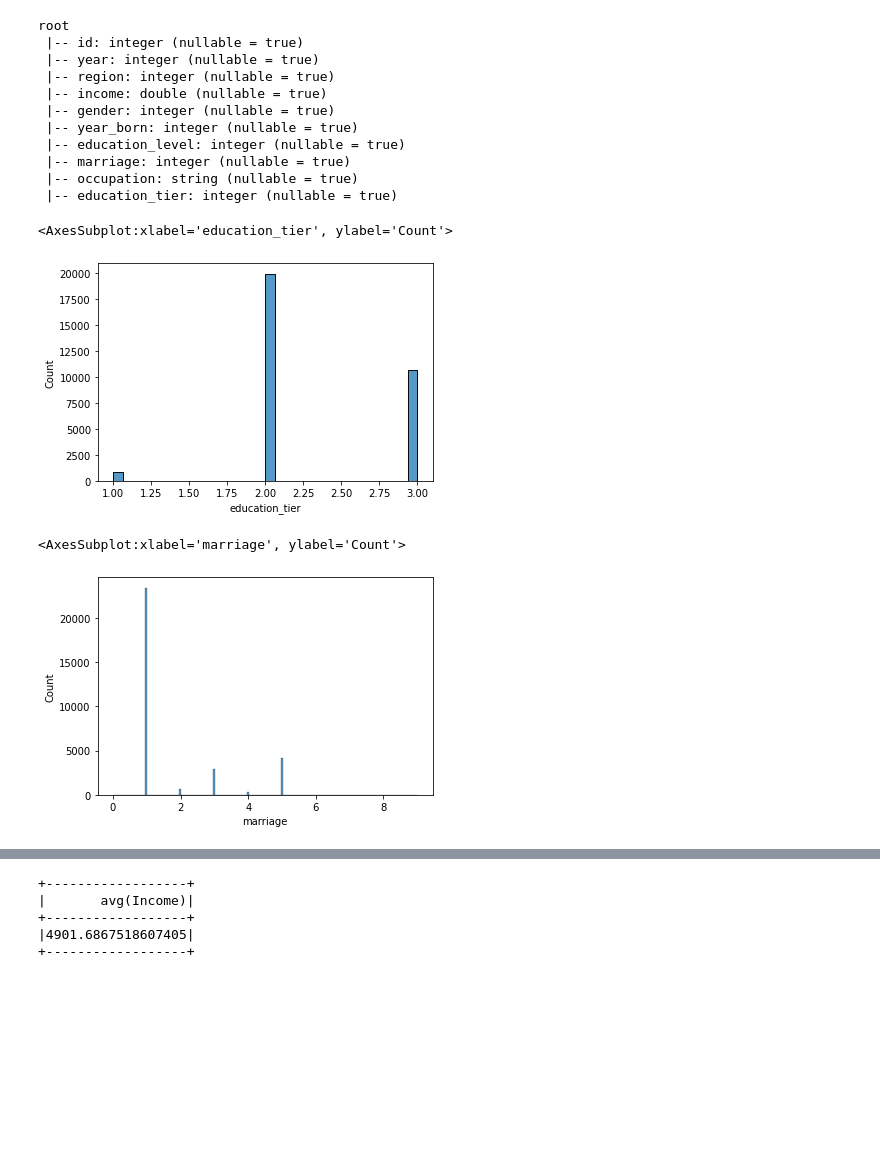
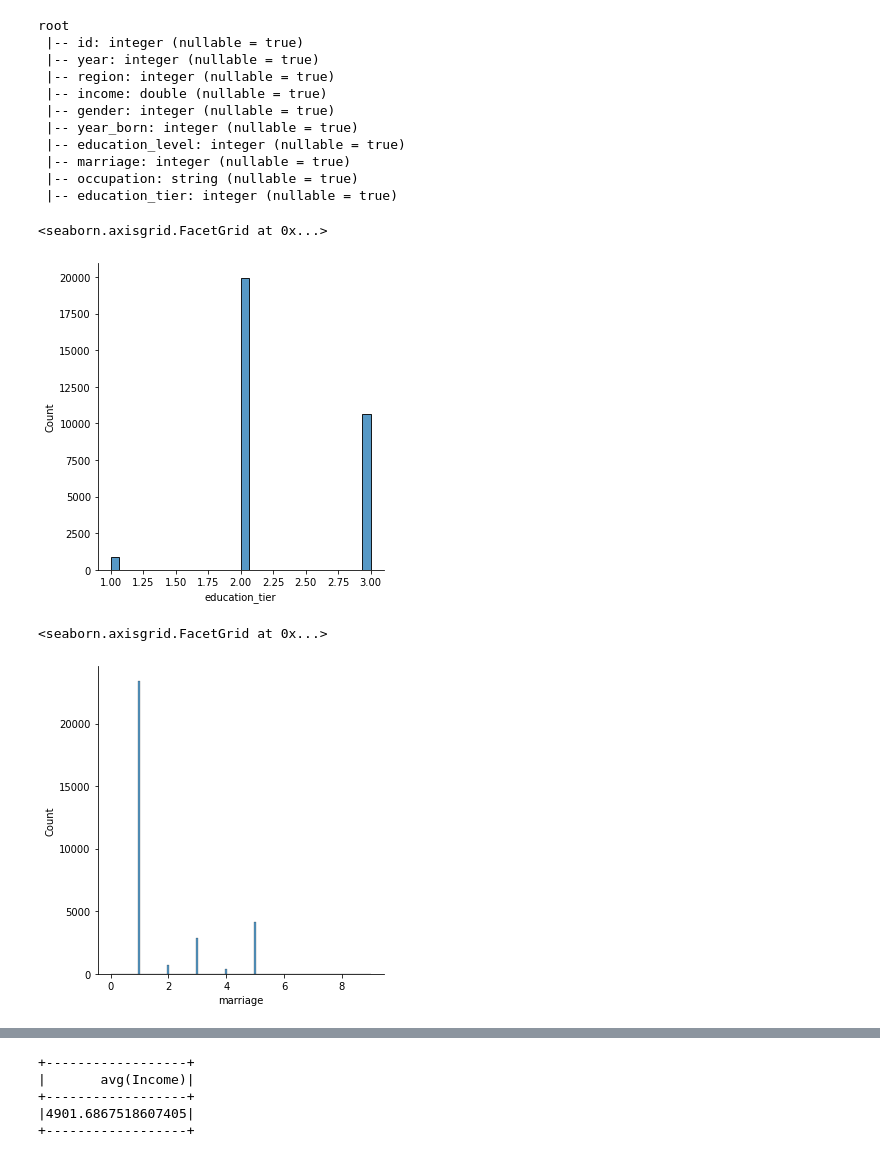
Before and after one commit to Lingyu-Yan/Infosys-722-Iteration-4-BDAS, a Jupyter notebook: Data understanding and preparation.ipynb, the cells around one changed output, grey strips where cells are left out. Cells and saved outputs as stored; diff of their text form; code cells hidden in the pictures; blank space fills up the shorter version.

```diff
--- a/Spark DataFrame.ipynb
+++ b/Data understanding and preparation.ipynb
@@ -313,16 +306,16 @@ root
  |-- education_tier: integer (nullable = true)
 # %%
 pandasdf_tier = df_tier.toPandas()
-sns.histplot(data = pandasdf_tier, x = "education_tier")
+sns.displot(data = pandasdf_tier, x = "education_tier")
 # %% [output]
-<AxesSubplot:xlabel='education_tier', ylabel='Count'>
+<seaborn.axisgrid.FacetGrid at 0x...>
-[figure, old version]
+[figure, new version]
 # %%
 pandasdf_tier = df_tier.toPandas()
-sns.histplot(data = pandasdf_tier, x = "marriage")
+sns.displot(data = pandasdf_tier, x = "marriage")
 # %% [output]
-<AxesSubplot:xlabel='marriage', ylabel='Count'>
+<seaborn.axisgrid.FacetGrid at 0x...>
-[figure, old version]
+[figure, new version]
 # %%
 new_df_tier = df_tier.withColumn("marriage_tier", \
    when((df_tier.marriage == 1), lit("1")) \
```
Also changed, not shown: parts of 18 cells of this notebook, 24 other files.
